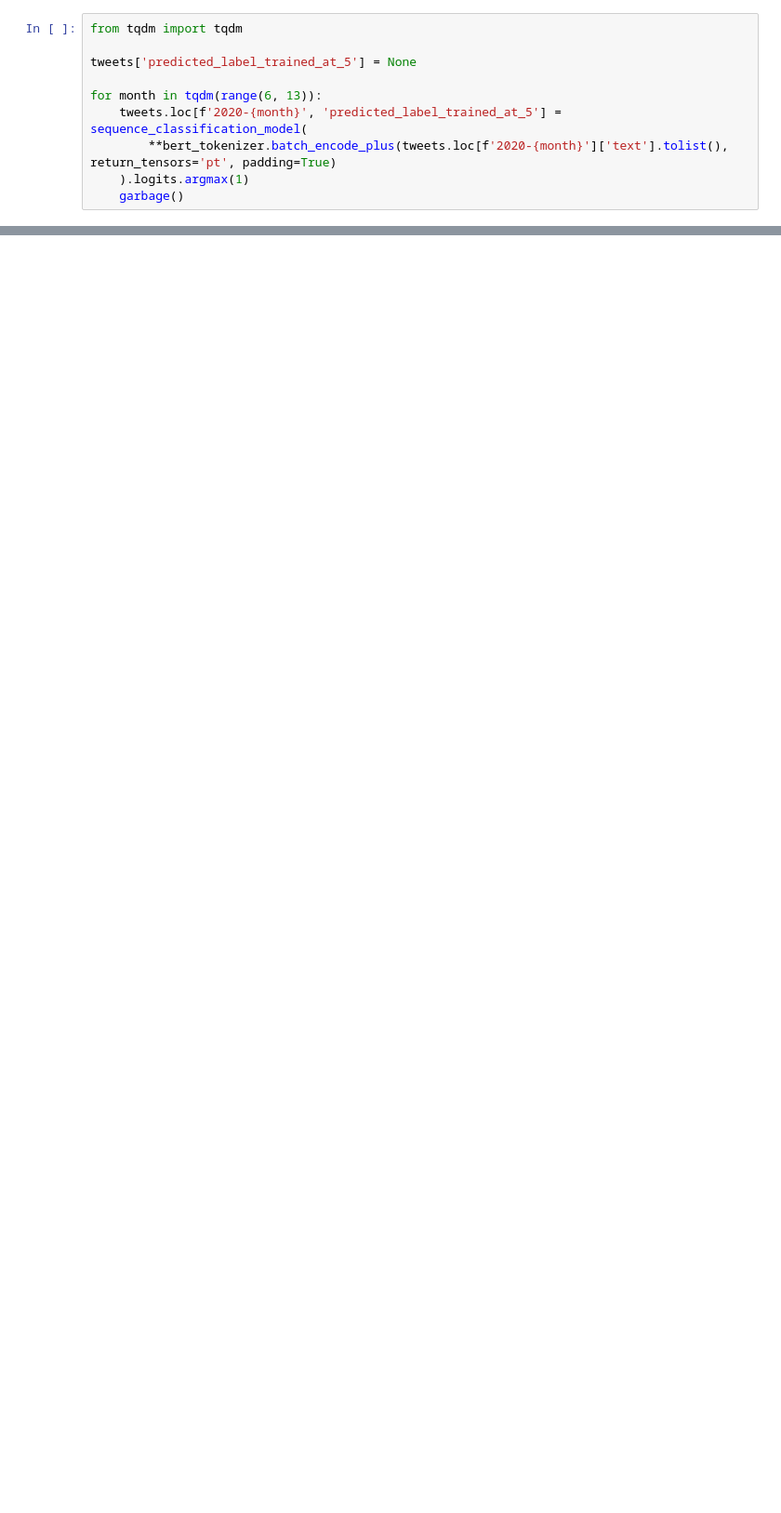
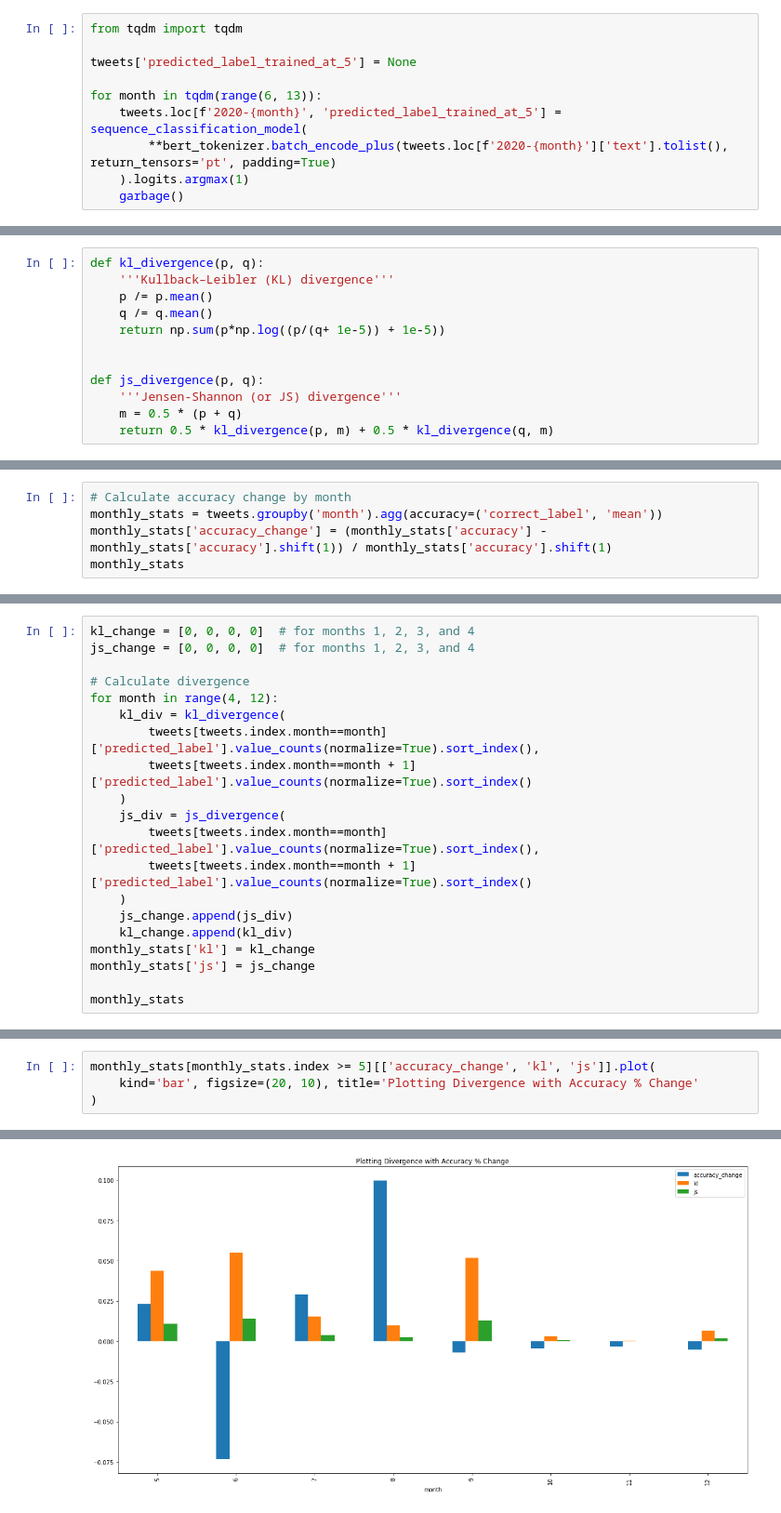
Before and after one commit to sinanuozdemir/oreilly-transformers-nlp-mlops, a Jupyter notebook: notebooks/model_drift.ipynb, the cells around one changed output, grey strips where cells are left out. Shown at 93% size. Saved outputs shown, nothing was run; the diff lists cells and outputs as text; blank space fills up the shorter version.

```diff
--- a/notebooks/model_drift.ipynb
+++ b/notebooks/model_drift.ipynb
@@ -664,0 +573,12 @@ NameError: name 'five_count' is not defined
+# %%
+def kl_divergence(p, q):
+    '''Kullback–Leibler (KL) divergence'''
+    p /= p.mean()
+    q /= q.mean()
+    return np.sum(p*np.log((p/(q+ 1e-5)) + 1e-5))
+
+
+def js_divergence(p, q):
+    '''Jensen-Shannon (or JS) divergence'''
+    m = 0.5 * (p + q)
+    return 0.5 * kl_divergence(p, m) + 0.5 * kl_divergence(q, m)
@@ -664,0 +587,5 @@ NameError: name 'five_count' is not defined
+# %%
+# Calculate accuracy change by month
+monthly_stats = tweets.groupby('month').agg(accuracy=('correct_label', 'mean'))
+monthly_stats['accuracy_change'] = (monthly_stats['accuracy'] - monthly_stats['accuracy'].shift(1)) / monthly_stats['accuracy'].shift(1)
+monthly_stats
@@ -664,0 +607,20 @@ NameError: name 'five_count' is not defined
+# %%
+kl_change = [0, 0, 0, 0]  # for months 1, 2, 3, and 4
+js_change = [0, 0, 0, 0]  # for months 1, 2, 3, and 4
+
+# Calculate divergence
+for month in range(4, 12):
+    kl_div = kl_divergence(
+        tweets[tweets.index.month==month]['predicted_label'].value_counts(normalize=True).sort_index(),
+        tweets[tweets.index.month==month + 1]['predicted_label'].value_counts(normalize=True).sort_index()
+    )
+    js_div = js_divergence(
+        tweets[tweets.index.month==month]['predicted_label'].value_counts(normalize=True).sort_index(),
+        tweets[tweets.index.month==month + 1]['predicted_label'].value_counts(normalize=True).sort_index()
+    )
+    js_change.append(js_div)
+    kl_change.append(kl_div)
+monthly_stats['kl'] = kl_change
+monthly_stats['js'] = js_change
+
+monthly_stats
@@ -664,0 +642,5 @@ NameError: name 'five_count' is not defined
+# %%
+monthly_stats[monthly_stats.index >= 5][['accuracy_change', 'kl', 'js']].plot(
+    kind='bar', figsize=(20, 10), title='Plotting Divergence with Accuracy % Change'
+)
+# %% [output]
@@ -664,0 +648 @@ NameError: name 'five_count' is not defined
+[figure, added]
```
Also changed, not shown: parts of 51 cells of this notebook, 5 other files.
